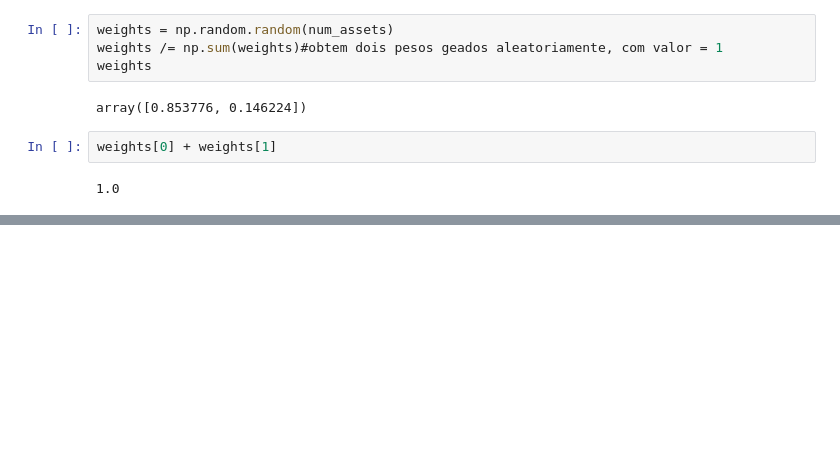
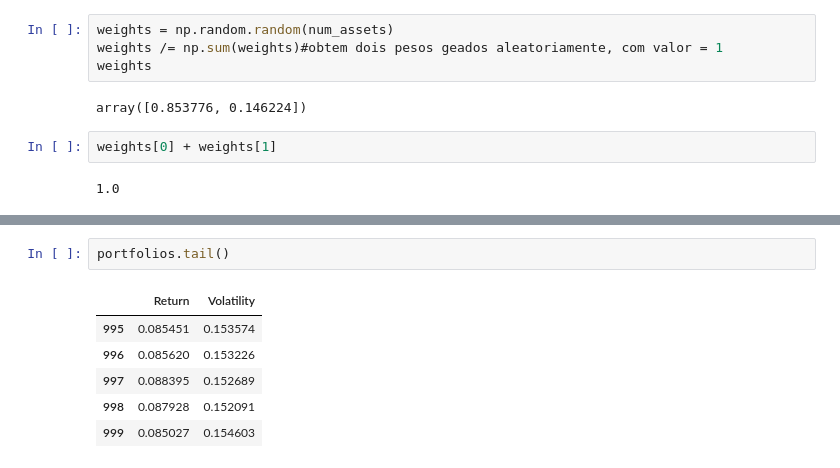
Before and after one commit to Jg-Nascimento/financas, a Jupyter notebook: Fronteira_eficiente.ipynb, the cells around one changed output, grey strips where cells are left out. Saved outputs shown, nothing was run; the diff lists cells and outputs as text; blank space fills up the shorter version.

```diff
--- a/Fronteira_eficiente.ipynb
+++ b/Fronteira_eficiente.ipynb
@@ -76,0 +159,9 @@ weights[0] + weights[1]
+# %%
+portfolios.tail()
+# %% [output]
+|  | Return | Volatility |
+| 995 | 0.085451 | 0.153574 |
+| 996 | 0.085620 | 0.153226 |
+| 997 | 0.088395 | 0.152689 |
+| 998 | 0.087928 | 0.152091 |
+| 999 | 0.085027 | 0.154603 |
```
Also changed, not shown: parts of 15 cells of this notebook.
